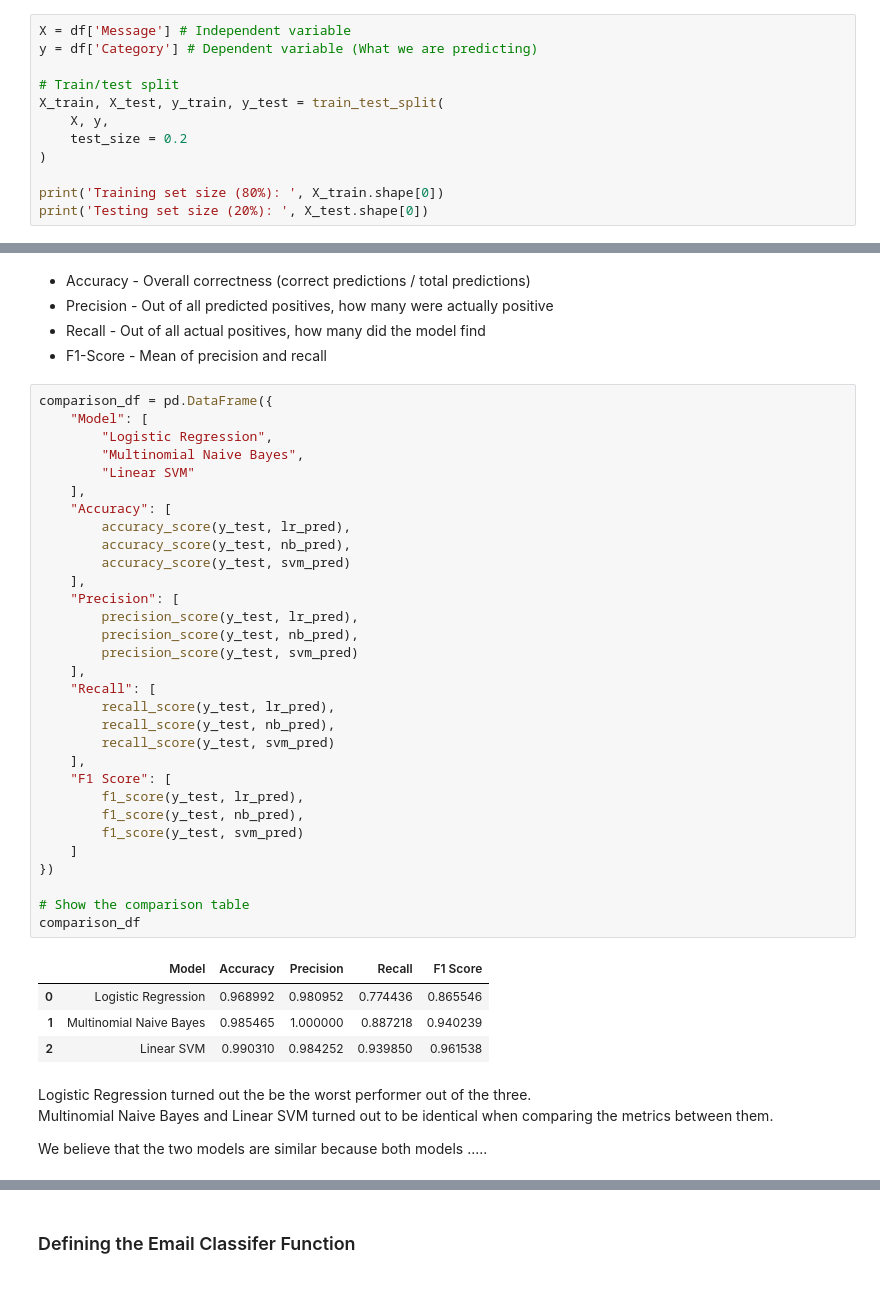
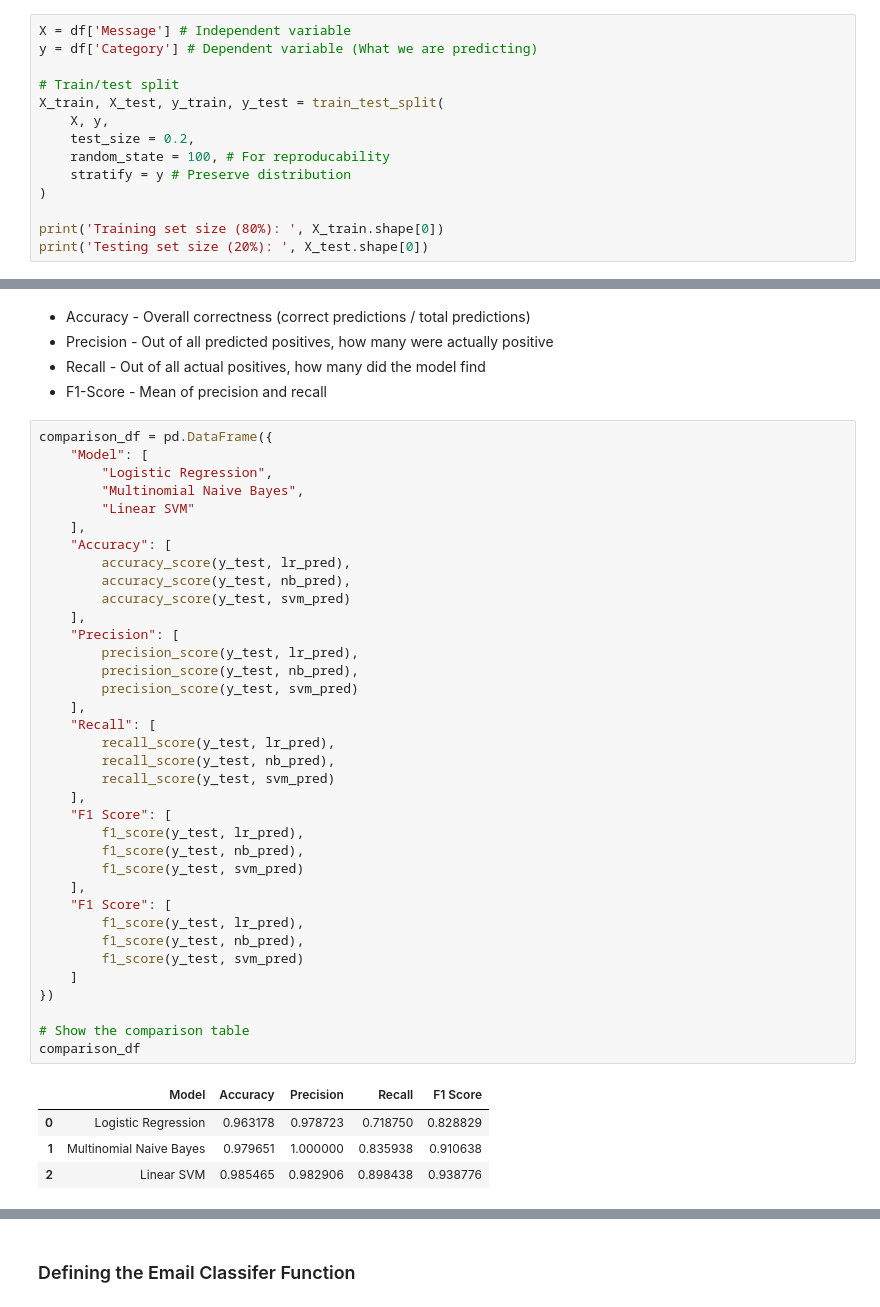
Before and after one commit to jackson-trader/CS462-Email-Spam-Classifier, a Jupyter notebook: CS462_Email_Spam_Classifier.ipynb, the cells around one changed output, grey strips where cells are left out. Saved outputs shown, nothing was run; the diff lists cells and outputs as text.

```diff
--- a/CS462_Email_Spam_Classifier.ipynb
+++ b/CS462_Email_Spam_Classifier.ipynb
@@ -188,7 +193,9 @@ y = df['Category'] # Dependent variable (What we are predicting)
 # Train/test split
 X_train, X_test, y_train, y_test = train_test_split(
     X, y,
-    test_size = 0.2
+    test_size = 0.2,
+    random_state = 100, # For reproducability
+    stratify = y # Preserve distribution
 )
 
 print('Training set size (80%): ', X_train.shape[0])
@@ -311,38 +331,38 @@ comparison_df = pd.DataFrame({
         "Logistic Regression",
         "Multinomial Naive Bayes",
         "Linear SVM"
     ],
     "Accuracy": [
         accuracy_score(y_test, lr_pred),
         accuracy_score(y_test, nb_pred),
         accuracy_score(y_test, svm_pred)
     ],
     "Precision": [
         precision_score(y_test, lr_pred),
         precision_score(y_test, nb_pred),
         precision_score(y_test, svm_pred)
     ],
     "Recall": [
         recall_score(y_test, lr_pred),
         recall_score(y_test, nb_pred),
         recall_score(y_test, svm_pred)
     ],
     "F1 Score": [
         f1_score(y_test, lr_pred),
         f1_score(y_test, nb_pred),
         f1_score(y_test, svm_pred)
+    ],
+    "F1 Score": [
+        f1_score(y_test, lr_pred),
+        f1_score(y_test, nb_pred),
+        f1_score(y_test, svm_pred)
     ]
 })
 
 # Show the comparison table
 comparison_df
 # %% [output]
 |  | Model | Accuracy | Precision | Recall | F1 Score |
-| 0 | Logistic Regression | 0.968992 | 0.980952 | 0.774436 | 0.865546 |
-| 1 | Multinomial Naive Bayes | 0.985465 | 1.000000 | 0.887218 | 0.940239 |
-| 2 | Linear SVM | 0.990310 | 0.984252 | 0.939850 | 0.961538 |
+| 0 | Logistic Regression | 0.963178 | 0.978723 | 0.718750 | 0.828829 |
+| 1 | Multinomial Naive Bayes | 0.979651 | 1.000000 | 0.835938 | 0.910638 |
+| 2 | Linear SVM | 0.985465 | 0.982906 | 0.898438 | 0.938776 |
-# %% [markdown]
-Logistic Regression turned out the be the worst performer out of the three. <br>
-Multinomial Naive Bayes and Linear SVM turned out to be identical when comparing the metrics between them.
-
-We believe that the two models are similar because both models .....
```
Also changed, not shown: parts of 13 cells of this notebook.
